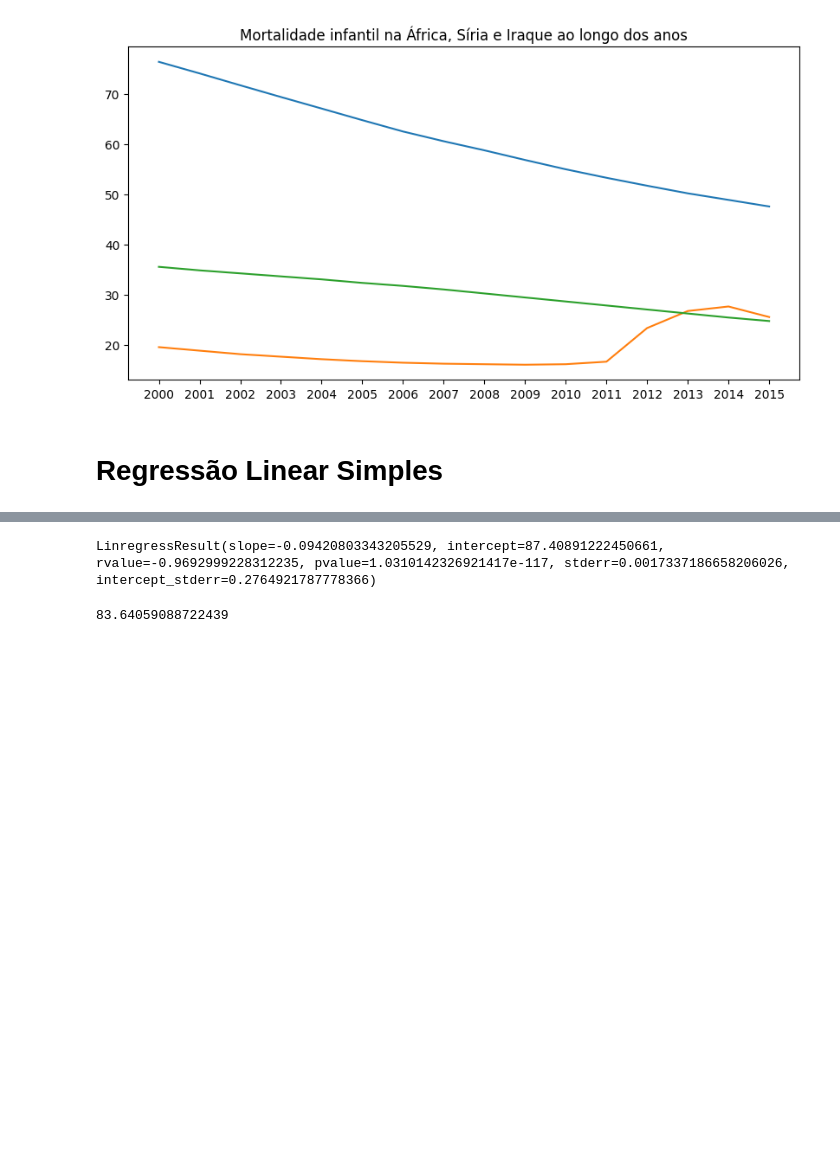
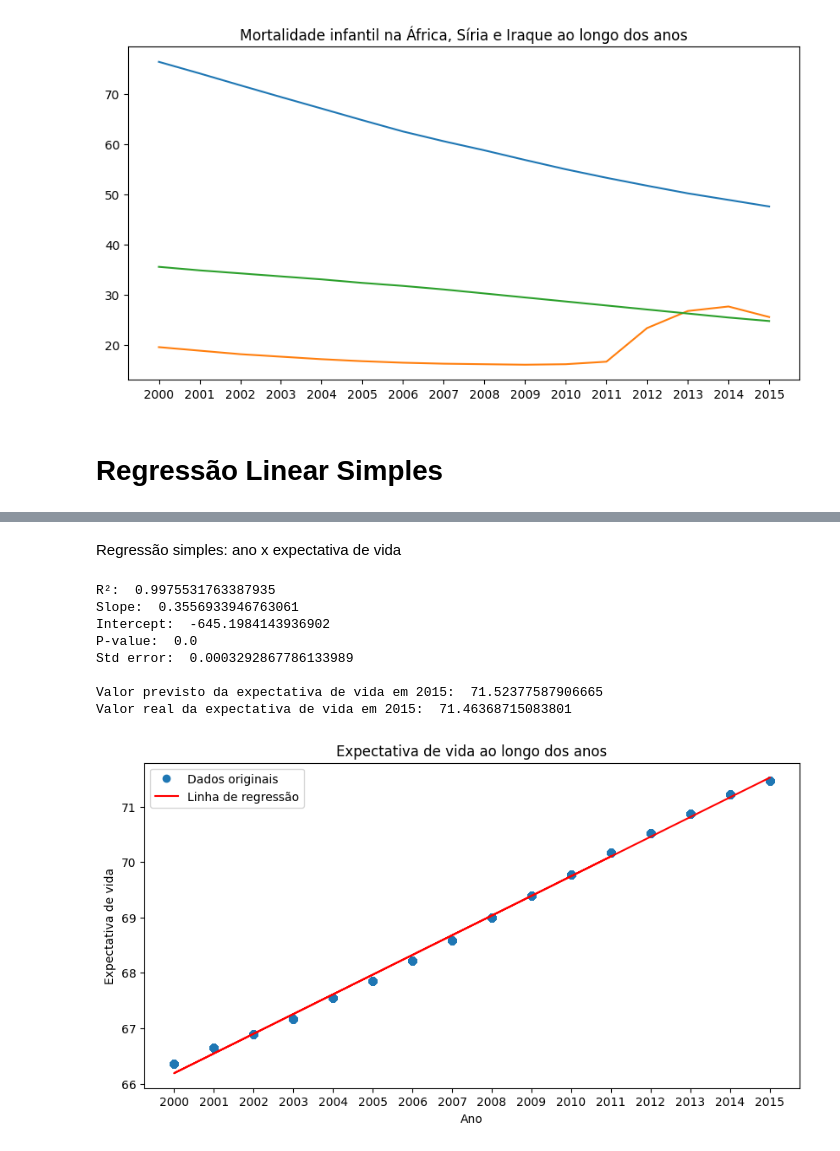
Before and after one commit to carolinabrandao/ICDProjetoFinal, a Jupyter notebook: EDA.ipynb, the cells around one changed output, grey strips where cells are left out. Drawn from its saved outputs; the diff is of its cells as text; code cells hidden in the pictures; blank space fills up the shorter version.

```diff
--- a/EDA.ipynb
+++ b/EDA.ipynb
@@ -592,15 +589,43 @@ Ideia
-# %%
-model = ss.linregress(sth_amr['adult_mortality'], sth_amr['life_expectancy'])
-# beta = slope
-# alpha = intercept
-model
-# %% [output]
-LinregressResult(slope=-0.09420803343205529, intercept=87.40891222450661, rvalue=-0.9692999228312235, pvalue=1.0310142326921417e-117, stderr=0.0017337186658206026, intercept_stderr=0.2764921787778366)
-# %%
-beta = model.slope
-alpha = model.intercept
-new_adult_mort = 40
-life_exp = beta * new_adult_mort + alpha
-life_exp
-# %% [output]
-83.64059088722439
+# %% [markdown]
+Regressão simples: ano x expectativa de vida
+# %%
+# copia o dataset
+df = dataset.copy()
+
+for year in range(2000, 2016):
+    df.loc[df['year'] == year, 'life_expectancy'] = df[df['year'] == year]['life_expectancy'].mean()
+
+    # calcula a regressao linear simples
+slope, intercept, r_value, p_value, std_err = stats.linregress(df['year'], df['life_expectancy'])
+
+# printa os resultados e plota o grafico
+print('R²: ', r_value**2)
+print('Slope: ', slope)
+print('Intercept: ', intercept)
+print('P-value: ', p_value)
+print('Std error: ', std_err)
+print('')
+
+# comparar valor previsto da expectativa de vida em 2015 com o valor real
+print('Valor previsto da expectativa de vida em 2015: ', intercept + slope*2015)
+print('Valor real da expectativa de vida em 2015: ', df[df['year'] == 2015]['life_expectancy'].mean())
+
+plt.figure(figsize=(10, 5))
+plt.xticks(np.arange(2000, 2016, 1.0))
+plt.title('Expectativa de vida ao longo dos anos')
+plt.xlabel('Ano')
+plt.ylabel('Expectativa de vida')
+plt.plot(df['year'], df['life_expectancy'], 'o', label='Dados originais')
+plt.plot(df['year'], intercept + slope*df['year'], 'r', label='Linha de regressão')
+plt.legend()
+plt.show()
+# %% [output]
+R²:  0.9975531763387935
+Slope:  0.3556933946763061
+Intercept:  -645.1984143936902
+P-value:  0.0
+Std error:  0.0003292867786133989
+
+Valor previsto da expectativa de vida em 2015:  71.52377587906665
+Valor real da expectativa de vida em 2015:  71.46368715083801
+[figure, added]
```
Also changed, not shown: parts of 14 cells of this notebook.
